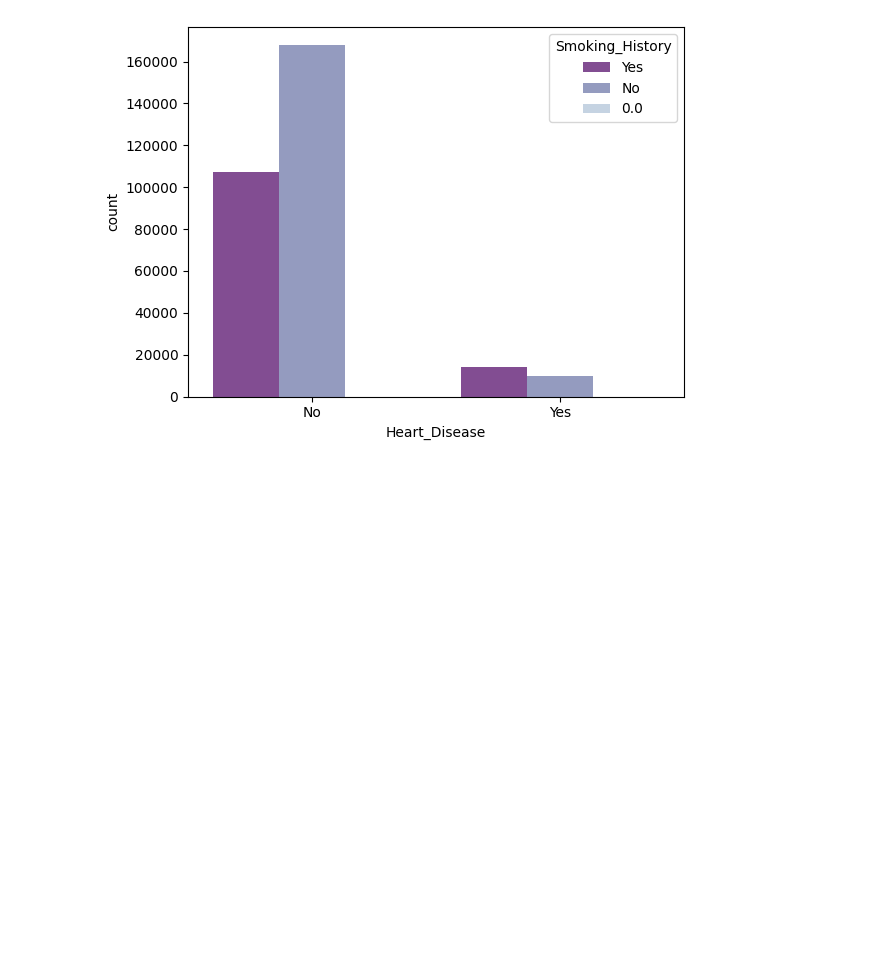
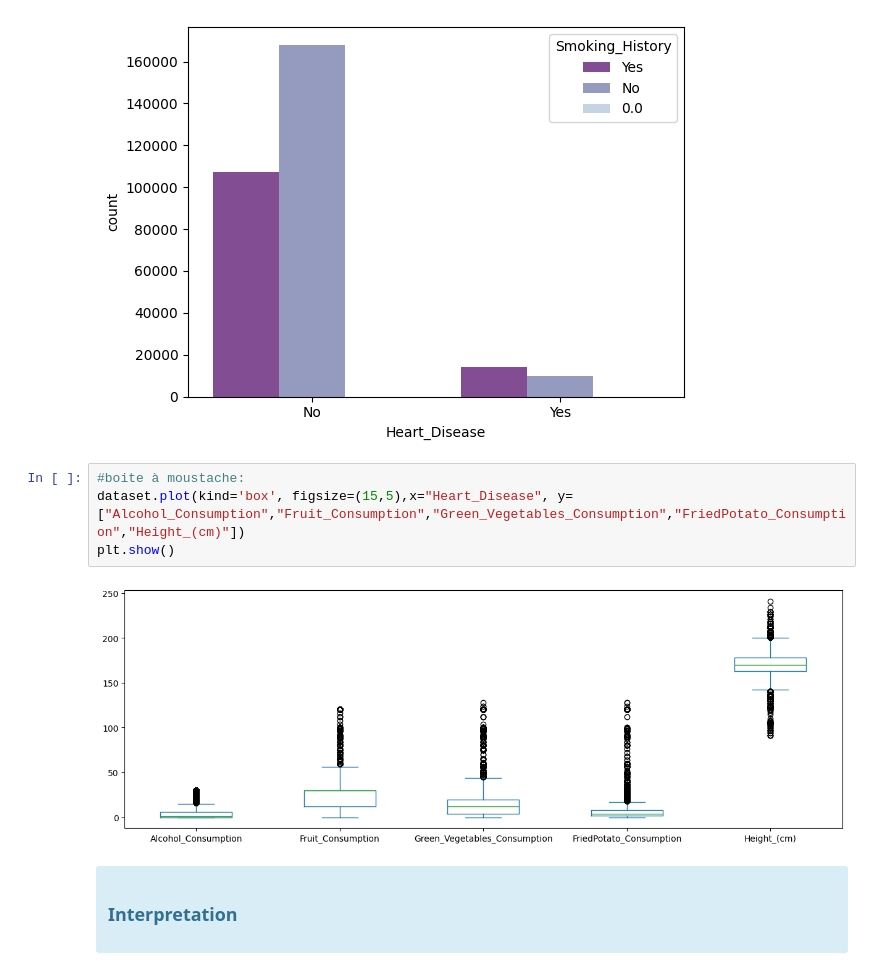
Before and after one commit to gir-yay/AI, a Jupyter notebook: projet.ipynb, the cells around one changed output. Saved outputs shown, nothing was run; the diff lists cells and outputs as text; blank space fills up the shorter version.

```diff
--- a/projet.ipynb
+++ b/projet.ipynb
@@ -189,3 +203,16 @@ sns.countplot(x =target_column , hue ='Smoking_History', data = dataset , palett
 plt.show()
 # %% [output]
 [figure]
+# %%
+#boite à moustache:
+dataset.plot(kind='box', figsize=(15,5),x="Heart_Disease", y=["Alcohol_Consumption","Fruit_Consumption","Green_Vegetables_Consumption","FriedPotato_Consumption","Height_(cm)"])
+plt.show()
+# %% [output]
+[figure, added]
+# %% [markdown]
+<div class="alert alert-info">
+<h3>Interpretation</h3>
+<p>
+
+</p>
+</div>
```
Also changed, not shown: parts of 4 cells of this notebook.
